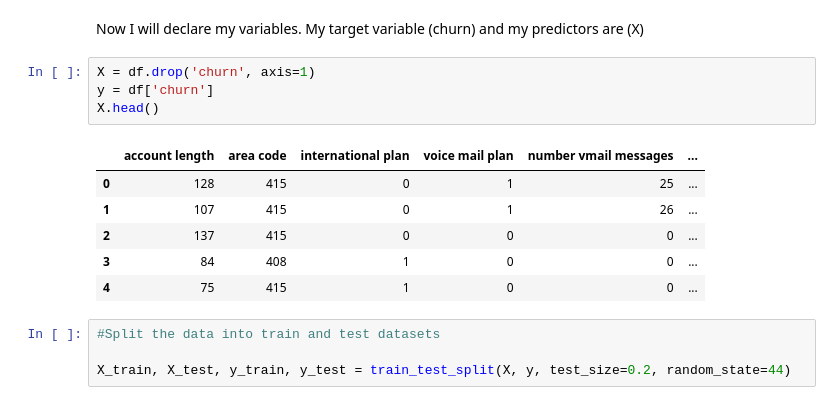
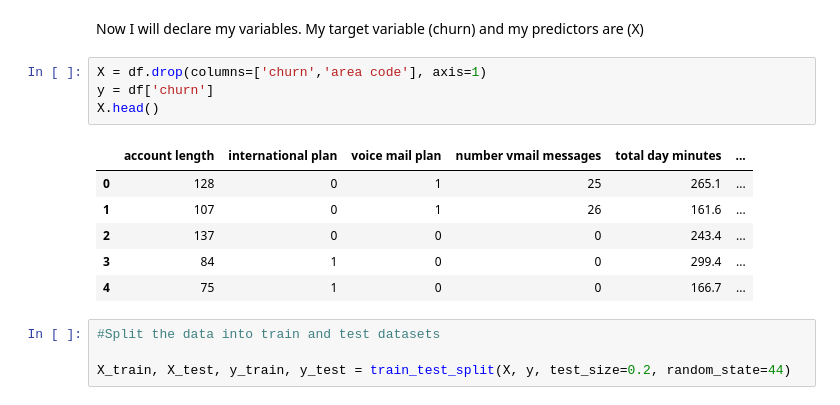
Before and after one commit to ArmanHasAPython/dsc-mod-3-project-v2-1-solo, a Jupyter notebook: Customer Churn Data.ipynb, the cells around one changed output. Cells and saved outputs as stored; diff of their text form.

```diff
--- a/Customer Churn Data.ipynb
+++ b/Customer Churn Data.ipynb
@@ -252,16 +259,16 @@ dtype: object
 # %% [markdown]
 Now I will declare my variables. My target variable (churn) and my predictors are (X)
 # %%
-X = df.drop('churn', axis=1)
+X = df.drop(columns=['churn','area code'], axis=1)
 y = df['churn']
 X.head()
 # %% [output]
-|  | account length | area code | international plan | voice mail plan | number vmail messages | ... |
-| 0 | 128 | 415 | 0 | 1 | 25 | ... |
-| 1 | 107 | 415 | 0 | 1 | 26 | ... |
-| 2 | 137 | 415 | 0 | 0 | 0 | ... |
-| 3 | 84 | 408 | 1 | 0 | 0 | ... |
-| 4 | 75 | 415 | 1 | 0 | 0 | ... |
+|  | account length | international plan | voice mail plan | number vmail messages | total day minutes | ... |
+| 0 | 128 | 0 | 1 | 25 | 265.1 | ... |
+| 1 | 107 | 0 | 1 | 26 | 161.6 | ... |
+| 2 | 137 | 0 | 0 | 0 | 243.4 | ... |
+| 3 | 84 | 1 | 0 | 0 | 299.4 | ... |
+| 4 | 75 | 1 | 0 | 0 | 166.7 | ... |
 # %%
 #Split the data into train and test datasets
 
```
Also changed, not shown: parts of 48 cells of this notebook, 2 other files.
